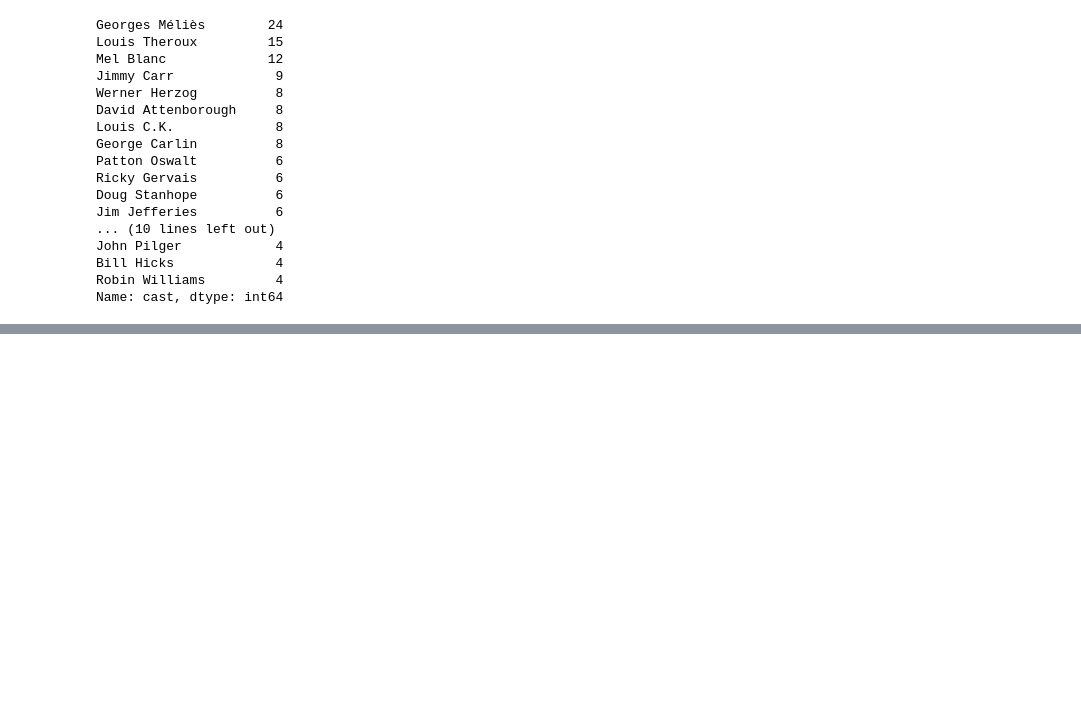
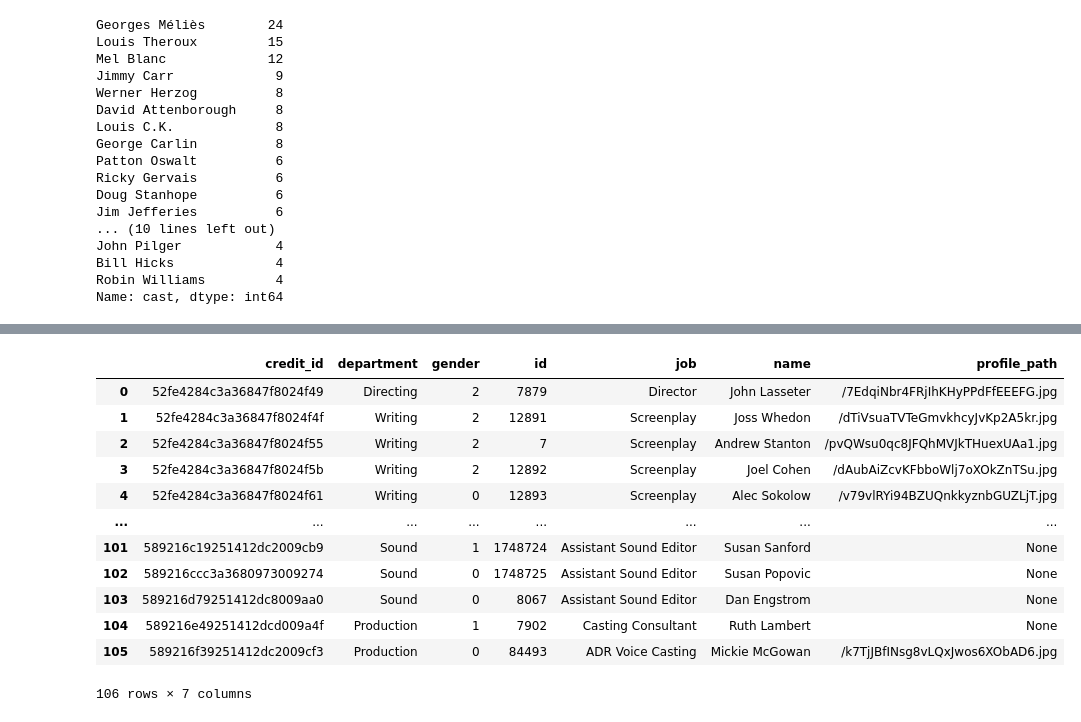
Before and after one commit to RochaErik/X-MoviesDatasetPt4-Merging_datasets, a Jupyter notebook: Merging_movies.ipynb, the cells around one changed output, grey strips where cells are left out. Cells and saved outputs as stored; diff of their text form; code cells hidden in the pictures; blank space fills up the shorter version.

Commit message:
Cleaning and transforming the 'crew' column

```diff
--- a/Merging_movies.ipynb
+++ b/Merging_movies.ipynb
@@ -322,0 +325,2 @@ Name: cast, dtype: int64
+# %%
+df.crew = df.crew.apply(lambda x: ast.literal_eval(x) if isinstance(x, str) else np.nan)
@@ -322,0 +347,16 @@ Name: cast, dtype: int64
+# %%
+pd.DataFrame(df.crew[0])
+# %% [output]
+|  | credit_id | department | gender | id | job | name | profile_path |
+| 0 | 52fe4284c3a36847f8024f49 | Directing | 2 | 7879 | Director | John Lasseter | /7EdqiNbr4FRjIhKHyPPdFfEEEFG.jpg |
+| 1 | 52fe4284c3a36847f8024f4f | Writing | 2 | 12891 | Screenplay | Joss Whedon | /dTiVsuaTVTeGmvkhcyJvKp2A5kr.jpg |
+| 2 | 52fe4284c3a36847f8024f55 | Writing | 2 | 7 | Screenplay | Andrew Stanton | /pvQWsu0qc8JFQhMVJkTHuexUAa1.jpg |
+| 3 | 52fe4284c3a36847f8024f5b | Writing | 2 | 12892 | Screenplay | Joel Cohen | /dAubAiZcvKFbboWlj7oXOkZnTSu.jpg |
+| 4 | 52fe4284c3a36847f8024f61 | Writing | 0 | 12893 | Screenplay | Alec Sokolow | /v79vlRYi94BZUQnkkyznbGUZLjT.jpg |
+| ... | ... | ... | ... | ... | ... | ... | ... |
+| 101 | 589216c19251412dc2009cb9 | Sound | 1 | 1748724 | Assistant Sound Editor | Susan Sanford | None |
+| 102 | 589216ccc3a3680973009274 | Sound | 0 | 1748725 | Assistant Sound Editor | Susan Popovic | None |
+| 103 | 589216d79251412dc8009aa0 | Sound | 0 | 8067 | Assistant Sound Editor | Dan Engstrom | None |
+| 104 | 589216e49251412dcd009a4f | Production | 1 | 7902 | Casting Consultant | Ruth Lambert | None |
+| 105 | 589216f39251412dc2009cf3 | Production | 0 | 84493 | ADR Voice Casting | Mickie McGowan | /k7TjJBfINsg8vLQxJwos6XObAD6.jpg |
+106 rows × 7 columns
```
Also changed, not shown: parts of 13 cells of this notebook, 1 other file.
